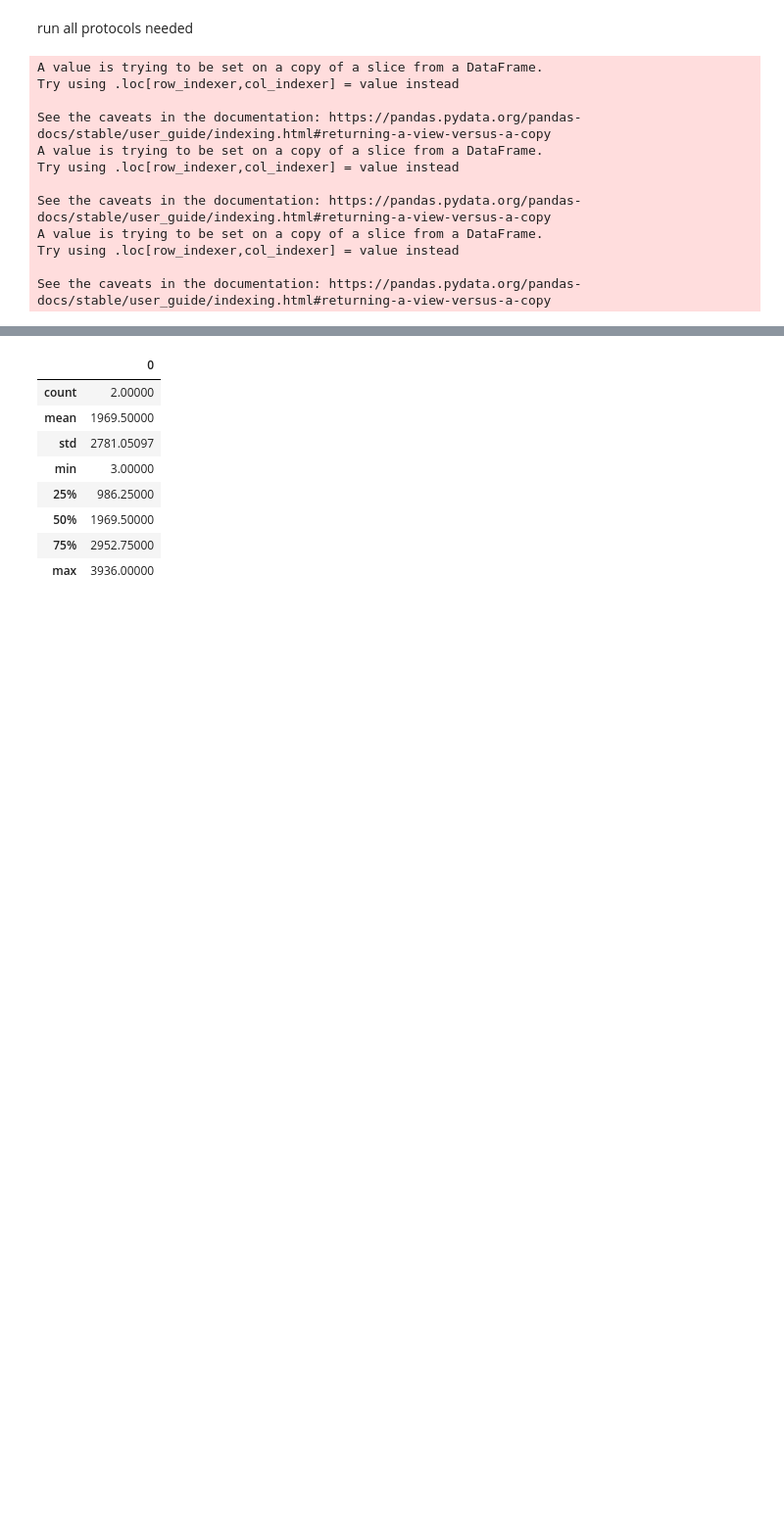
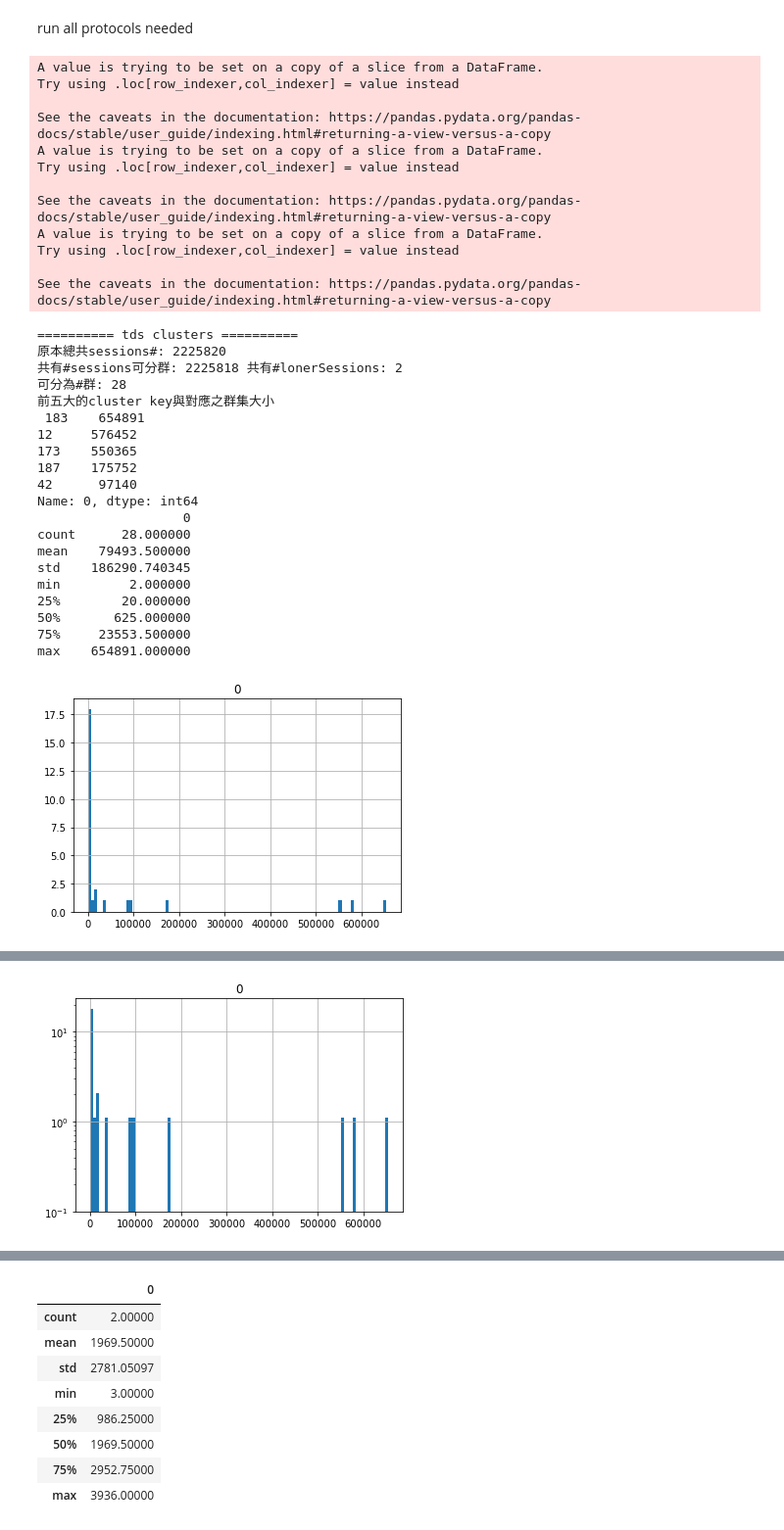
Before and after one commit to tychen5/Packet_Correlation, a Jupyter notebook: Clustering/ssdeep_payload-200(10).ipynb, the cells around one changed output, grey strips where cells are left out. Shown at 98% size. Saved outputs shown, nothing was run; the diff lists cells and outputs as text; code cells hidden in the pictures; blank space fills up the shorter version.

Commit message:
update trend circle diagram algo.

```diff
--- a/Clustering/ssdeep_payload-59(11).ipynb
+++ b/Clustering/ssdeep_payload-200(10).ipynb
@@ -705,48 +705,48 @@ def case_cluster_info(protocol_loners,protocol_big_dict,protocol_df,proto='http'
 # %% [markdown]
 run all protocols needed
 # %%
-protocols_need = ['http','smb','telnet','ftp','smtp','mysql','ssh','ntp','rpc','imap','pop','ldap','vnc','sip'] #'http','smb','telnet','ftp','smtp','mysql','ssh','ntp','rpc',
+# protocols_need = ['http','smb','telnet','ftp','smtp','mysql','ssh','ntp','rpc','imap','pop','ldap','vnc','sip'] #'http','smb','telnet','ftp','smtp','mysql','ssh','ntp','rpc',
 #'http','smb','telnet','ftp','smtp','mysql','ssh','ntp','rpc','imap','pop','ldap','vnc','sip'
 protocols_need = ['tds']
 protocols_tuples = []
-# %%
-def run_all(proto,date):
-    '''
-    proto: protocol contains for e.g., http
-    date: day number e.g.,0110
-    '''
-    proto_df, proto_df_payload = prepare_df(df2,proto)
-    proto_big_dict,proto_loners,proto_score,proto_cluster_score_dict = similarity_compare(proto_df,proto_df_payload,thr=0)
-    print("==========",str(proto)+" clusters ==========")
-    try:
-        proto_loner_num,stat_df = cluster_stat(proto_big_dict,proto_df,proto=proto,date=date)
-        proto_big_dict = case_cluster_info(proto_loners,proto_big_dict,proto_df,proto=proto)
-        small_clu_num = get_small_cluster(proto_big_dict,proto_loner_num,stat_df.loc['25%'].values[0],proto,date)
-        print("===",str(proto),"loner threshold [small cluster / knee point]:",small_clu_num+1,"(include) ===")
-        proto_upgma_dict = cluster_rep_hash(proto_big_dict,proto_df_payload,proto_df,proto_loners,knee_point=small_clu_num,date=date,protocol=proto)
-        pickle.dump(obj=proto_upgma_dict,file=open(pickle_dir+str(proto)+'_upgma_dict_'+str(date)+'.pkl','wb'))
-        pickle.dump(obj=(proto_df, proto_df_payload,proto_big_dict,proto_loners,proto_score,proto_cluster_score_dict,
-                        proto_upgma_dict,stat_df),file=open(pickle_dir+str(date)+'_'+str(proto)+'_all.pkl','wb')) #改!!
-    except KeyError:
-        return ()
-    return (proto_df, proto_df_payload,proto_big_dict,proto_loners,proto_score,proto_cluster_score_dict,proto_upgma_dict,stat_df)
 # %%
 %%time
 #35min
 for protocol in protocols_need:
-    protocols_tuples.append(run_all(proto=protocol,date='0111')) #改!!
+    protocols_tuples.append(run_all(proto=protocol,date='0110')) #改!!
     gc.collect()
 assert len(protocols_need) == len(protocols_tuples)
 # %% [output]
 A value is trying to be set on a copy of a slice from a DataFrame.
 Try using .loc[row_indexer,col_indexer] = value instead
 
 See the caveats in the documentation: https://pandas.pydata.org/pandas-docs/stable/user_guide/indexing.html#returning-a-view-versus-a-copy
 A value is trying to be set on a copy of a slice from a DataFrame.
 Try using .loc[row_indexer,col_indexer] = value instead
 
 See the caveats in the documentation: https://pandas.pydata.org/pandas-docs/stable/user_guide/indexing.html#returning-a-view-versus-a-copy
 A value is trying to be set on a copy of a slice from a DataFrame.
 Try using .loc[row_indexer,col_indexer] = value instead
 
 See the caveats in the documentation: https://pandas.pydata.org/pandas-docs/stable/user_guide/indexing.html#returning-a-view-versus-a-copy
+========== tds clusters ==========
+原本總共sessions#: 2225820
+共有#sessions可分群: 2225818 共有#lonerSessions: 2
+可分為#群: 28
+前五大的cluster key與對應之群集大小
+ 183    654891
+12     576452
+173    550365
+187    175752
+42      97140
+Name: 0, dtype: int64
+                   0
+count      28.000000
+mean    79493.500000
+std    186290.740345
+min         2.000000
+25%        20.000000
+50%       625.000000
+75%     23553.500000
+max    654891.000000
+[figure, added]
@@ -752,0 +771 @@ See the caveats in the documentation: https://pandas.pydata.org/pandas-docs/stab
+[figure, added]
```
Also changed, not shown: parts of 9 cells of this notebook, 1 other file.
